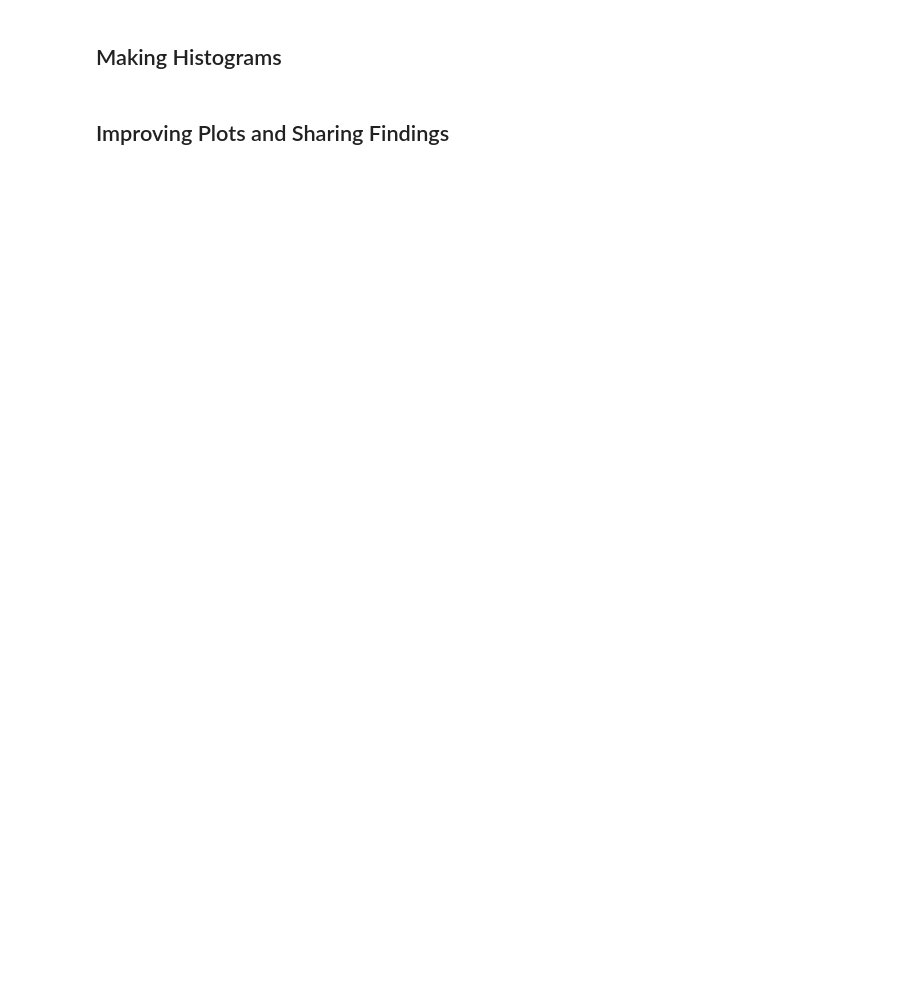
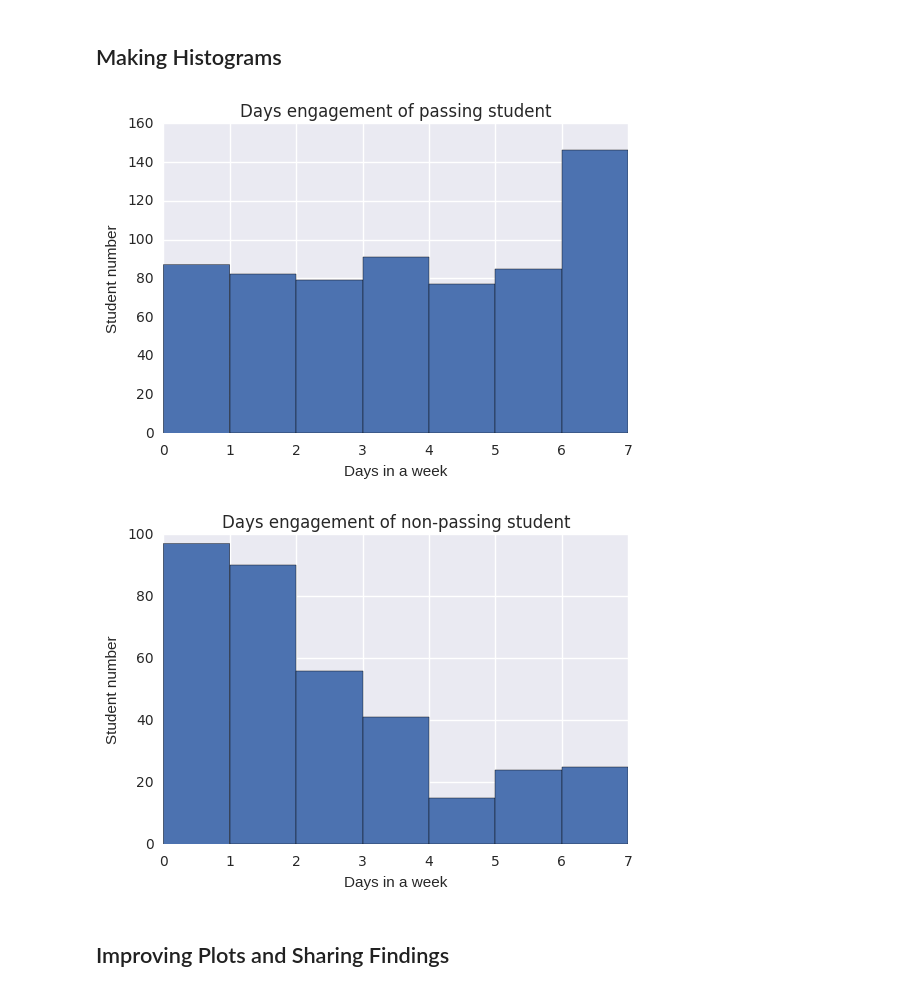
Before and after one commit to andy-yangz/Programming_nano, a Jupyter notebook: stage5/L1_Starter_Code.ipynb, the cells around one changed output. Drawn from its saved outputs; the diff is of its cells as text; code cells hidden in the pictures; blank space fills up the shorter version.

Commit message:
analysis of student data

```diff
--- a/stage5/L1_Starter_Code.ipynb
+++ b/stage5/L1_Starter_Code.ipynb
@@ -216,7 +282,7 @@ paid_students =
 # of the student joining.
 def within_one_week(join_date, engagement_date):
     time_delta = engagement_date - join_date
-    return time_delta.days < 7
+    return time_delta.days < 7 and time_delta.days >= 0
 # %%
 #####################################
 #                 7                 #
@@ -313,0 +544,17 @@ non_passing_engagement =
+# %%
+print "Pass:"
+total_pass = total_of_attribute(pass_engagement_by_account, 'total_minutes_visited')
+norm = total_pass.values() / np.linalg.norm(total_pass.values())
+total_pass = total_of_attribute(pass_engagement_by_account, 'num_courses_visited')
+norm += total_pass.values() / np.linalg.norm(total_pass.values())
+total_pass = total_of_attribute(pass_engagement_by_account, 'lessons_completed')
+norm += total_pass.values() / np.linalg.norm(total_pass.values())
+calculate_statistic(norm)
+print "Non_pass:"
+total_pass = total_of_attribute(non_pass_engagement_by_account, 'total_minutes_visited')
+norm = total_pass.values() / np.linalg.norm(total_pass.values())
+total_pass = total_of_attribute(non_pass_engagement_by_account, 'num_courses_visited')
+norm += total_pass.values() / np.linalg.norm(total_pass.values())
+total_pass = total_of_attribute(non_pass_engagement_by_account, 'lessons_completed')
+norm += total_pass.values() / np.linalg.norm(total_pass.values())
+calculate_statistic(norm)
@@ -316,11 +574,44 @@ non_passing_engagement =
 # %%
 ######################################
 #                 13                 #
 ######################################
 
 ## Make histograms of the three metrics we looked at earlier for both
 ## students who passed the subway project and students who didn't. You
 ## might also want to make histograms of any other metrics you examined.
+def hist_pass_non_pass(pass_engagement_by_account,
+                       non_pass_engagement_by_account,
+                       fieldname, bin_num,
+                       x_label, y_label, title):
+    total_pass = total_of_attribute(pass_engagement_by_account, fieldname)
+    fig, axes = plt.subplots()
+    plt.hist(total_pass.values(),bins=bin_num)
+    plt.xlabel(x_label)
+    plt.ylabel(y_label)
+    plt.title(title+'passing student')
+    total_non_pass = total_of_attribute(non_pass_engagement_by_account, fieldname)
+    fig, axes = plt.subplots()
+    plt.hist(total_non_pass.values(), bins=bin_num)
+    plt.xlabel(x_label)
+    plt.ylabel(y_label)
+    plt.title(title+'non-passing student')
+
+
+%matplotlib inline
+import matplotlib.pyplot as plt
+import seaborn as sns
+# hist_pass_non_pass(pass_engagement_by_account,
+#                       non_pass_engagement_by_account,
+#                       'total_minutes_visited')
+hist_pass_non_pass(pass_engagement_by_account,
+                    non_pass_engagement_by_account,
+                    'is_visited',7,
+                    'Days in a week',
+                    'Student number',
+                    'Days engagement of ')
+# %% [output]
+[figure, added]
+[figure, added]
 # %% [markdown]
 ## Improving Plots and Sharing Findings
 # %%
```
Also changed, not shown: parts of 28 cells of this notebook.
